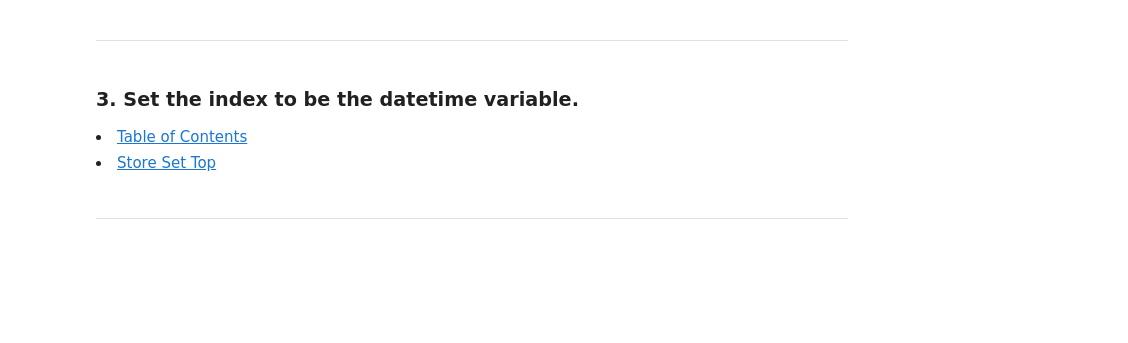
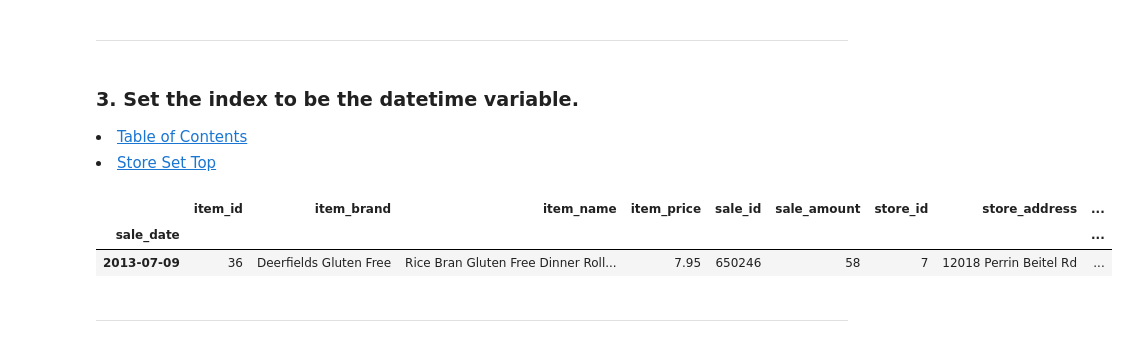
Before and after one commit to Jared-Wood135/time-series-exercises, a Jupyter notebook: prepare.ipynb, the cells around one changed output. Cells and saved outputs as stored; diff of their text form; code cells hidden in the pictures; blank space fills up the shorter version.

```diff
--- a/prepare.ipynb
+++ b/prepare.ipynb
@@ -53,6 +107,14 @@ Using your store items data:
 
 <li><a href='#TableOfContents'>Table of Contents</a></li>
 <li><a href='#store'>Store Set Top</a></li>
+# %%
+store = store.set_index(store.sale_date)
+store = store.drop(columns='sale_date')
+store.sample()
+# %% [output]
+|  | item_id | item_brand | item_name | item_price | sale_id | sale_amount | store_id | store_address | ... |
+| sale_date |  |  |  |  |  |  |  |  | ... |
+| 2013-07-09 | 36 | Deerfields Gluten Free | Rice Bran Gluten Free Dinner Roll... | 7.95 | 650246 | 58 | 7 | 12018 Perrin Beitel Rd | ... |
 # %% [markdown]
 ---
 # %% [markdown]
```
Also changed, not shown: parts of 8 cells of this notebook, 1 other file.
